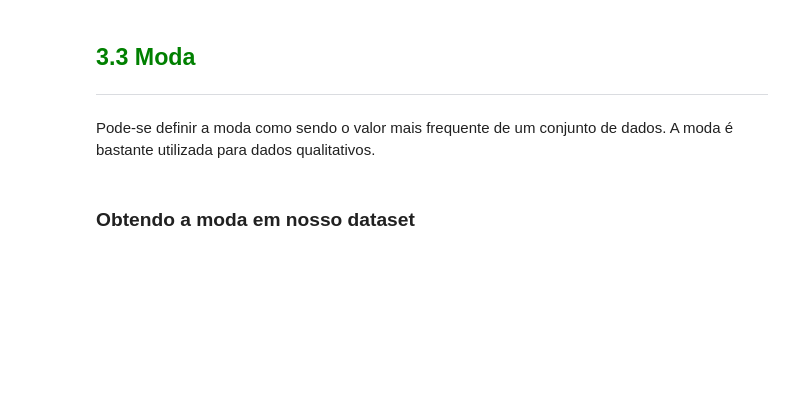
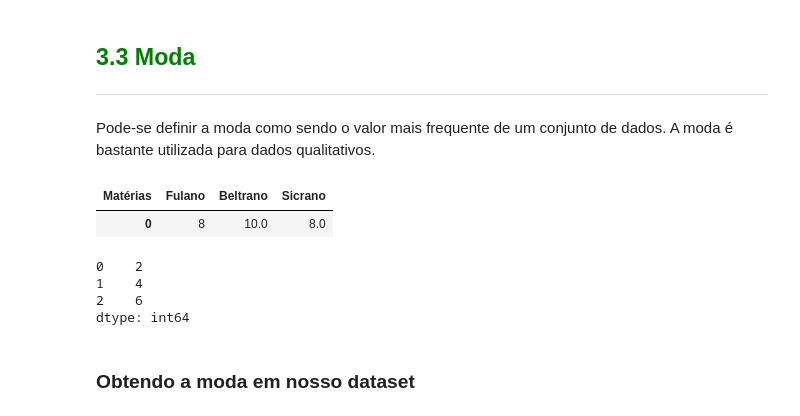
Before and after one commit to alyssonhyago/Cursos_Alura, a Jupyter notebook: Data_Science/Python_estatistica/Curso_de_Estatística.ipynb, the cells around one changed output. Cells and saved outputs as stored; diff of their text form; code cells hidden in the pictures; blank space fills up the shorter version.

```diff
--- a/Data_Science/Python_estatistica/Curso_de_Estatística.ipynb
+++ b/Data_Science/Python_estatistica/Curso_de_Estatística.ipynb
@@ -619,3 +684,8 @@ Para obtermos a mediana de uma conjunto de dados devemos proceder da seguinte ma
 ***
 
 Pode-se definir a moda como sendo o valor mais frequente de um conjunto de dados. A moda é bastante utilizada para dados qualitativos.
+# %%
+df.mode()
+# %% [output]
+| Matérias | Fulano | Beltrano | Sicrano |
+| 0 | 8 | 10.0 | 8.0 |
@@ -622,3 +694,10 @@ Pode-se definir a moda como sendo o valor mais frequente de um conjunto de dados
+# %%
+exemplo.mode()
+# %% [output]
+0    2
+1    4
+2    6
+dtype: int64
 # %% [markdown]
 ### Obtendo a moda em nosso dataset
 # %% [markdown]
```
Also changed, not shown: parts of 12 cells of this notebook.
